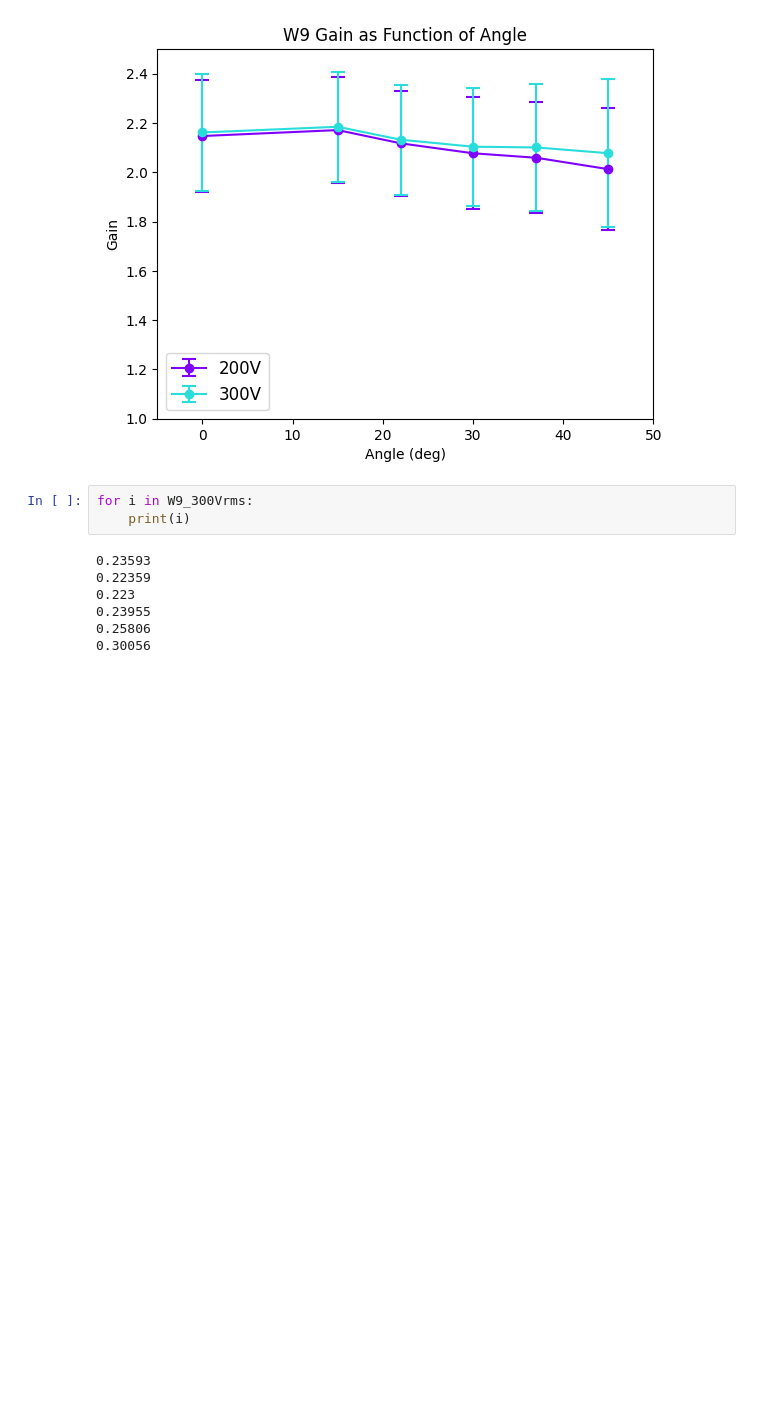
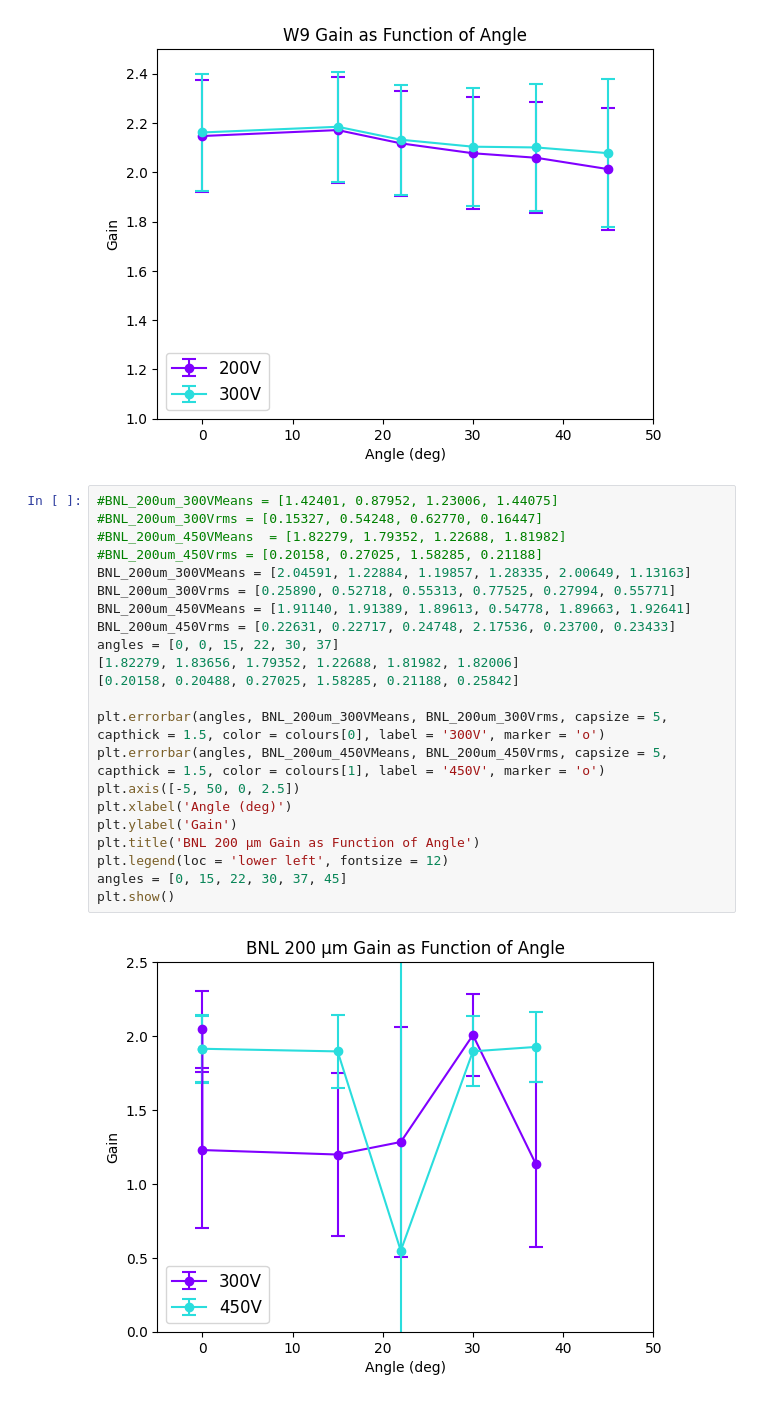
Before and after one commit to wasdfttt/Alpha-Station, a Jupyter notebook: Alpha Station Analysis/Gain Plot.ipynb, the cells around one changed output. Cells and saved outputs as stored; diff of their text form; blank space fills up the shorter version.

```diff
--- a/Alpha Station Analysis/Gain Plot.ipynb
+++ b/Alpha Station Analysis/Gain Plot.ipynb
@@ -167,13 +167,27 @@ angles = [0, 15, 22, 30, 37, 45]
 plt.show()
 # %% [output]
 [figure]
-# %%
-for i in W9_300Vrms:
-    print(i)
-# %% [output]
-0.23593
-0.22359
-0.223
-0.23955
-0.25806
-0.30056
+# %%
+#BNL_200um_300VMeans = [1.42401, 0.87952, 1.23006, 1.44075]
+#BNL_200um_300Vrms = [0.15327, 0.54248, 0.62770, 0.16447]
+#BNL_200um_450VMeans  = [1.82279, 1.79352, 1.22688, 1.81982]
+#BNL_200um_450Vrms = [0.20158, 0.27025, 1.58285, 0.21188]
+BNL_200um_300VMeans = [2.04591, 1.22884, 1.19857, 1.28335, 2.00649, 1.13163]
+BNL_200um_300Vrms = [0.25890, 0.52718, 0.55313, 0.77525, 0.27994, 0.55771]
+BNL_200um_450VMeans = [1.91140, 1.91389, 1.89613, 0.54778, 1.89663, 1.92641]
+BNL_200um_450Vrms = [0.22631, 0.22717, 0.24748, 2.17536, 0.23700, 0.23433]
+angles = [0, 0, 15, 22, 30, 37]
+[1.82279, 1.83656, 1.79352, 1.22688, 1.81982, 1.82006]
+[0.20158, 0.20488, 0.27025, 1.58285, 0.21188, 0.25842]
+
+plt.errorbar(angles, BNL_200um_300VMeans, BNL_200um_300Vrms, capsize = 5, capthick = 1.5, color = colours[0], label = '300V', marker = 'o')
+plt.errorbar(angles, BNL_200um_450VMeans, BNL_200um_450Vrms, capsize = 5, capthick = 1.5, color = colours[1], label = '450V', marker = 'o')
+plt.axis([-5, 50, 0, 2.5])
+plt.xlabel('Angle (deg)')
+plt.ylabel('Gain')
+plt.title('BNL 200 μm Gain as Function of Angle')
+plt.legend(loc = 'lower left', fontsize = 12)
+angles = [0, 15, 22, 30, 37, 45]
+plt.show()
+# %% [output]
+[figure, added]
```
Also changed, not shown: parts of 1 cell of this notebook, 26 other files.
